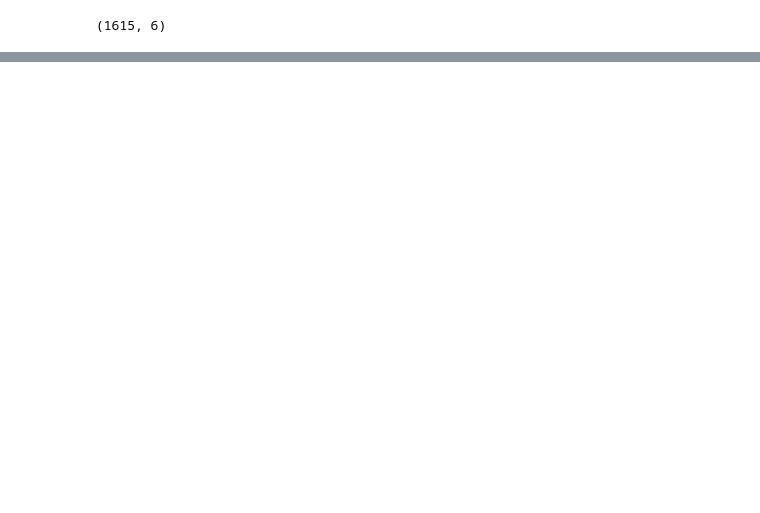
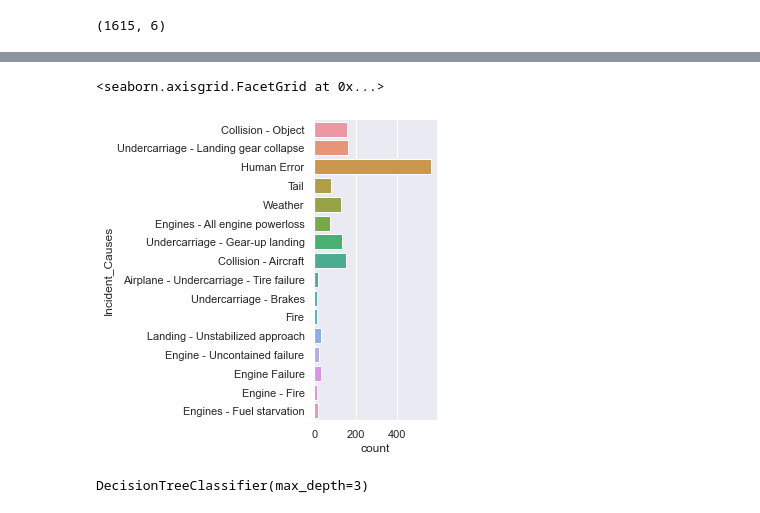
Before and after one commit to periadhityan/SC1015-Project, a Jupyter notebook: SC1015_Mini_Project.ipynb, the cells around one changed output, grey strips where cells are left out. Drawn from its saved outputs; the diff is of its cells as text; code cells hidden in the pictures; blank space fills up the shorter version.

```diff
--- a/SC1015_Mini_Project.ipynb
+++ b/SC1015_Mini_Project.ipynb
@@ -358,2 +314,4 @@ ones = Aircraft.Incident_Causes.value_counts()
 # %%
+ones = Aircraft.Incident_Causes.value_counts()<10
 Aircraft = Aircraft[~Aircraft['Incident_Causes'].isin(ones[ones==1].index)]
+Aircraft.shape
@@ -482,0 +494,5 @@ Name: Aircraft_Model, Length: 666, dtype: int64
+# %%
+sb.catplot(y = "Incident_Causes", data = Aircraft, kind = "count")
+# %% [output]
+<seaborn.axisgrid.FacetGrid at 0x...>
+[figure, added]
@@ -482,0 +512,4 @@ Name: Aircraft_Model, Length: 666, dtype: int64
+# %%
+dectree.fit(ADT_Train, AAG_Train)
+# %% [output]
+DecisionTreeClassifier(max_depth=3)
```
Also changed, not shown: parts of 124 cells of this notebook.
